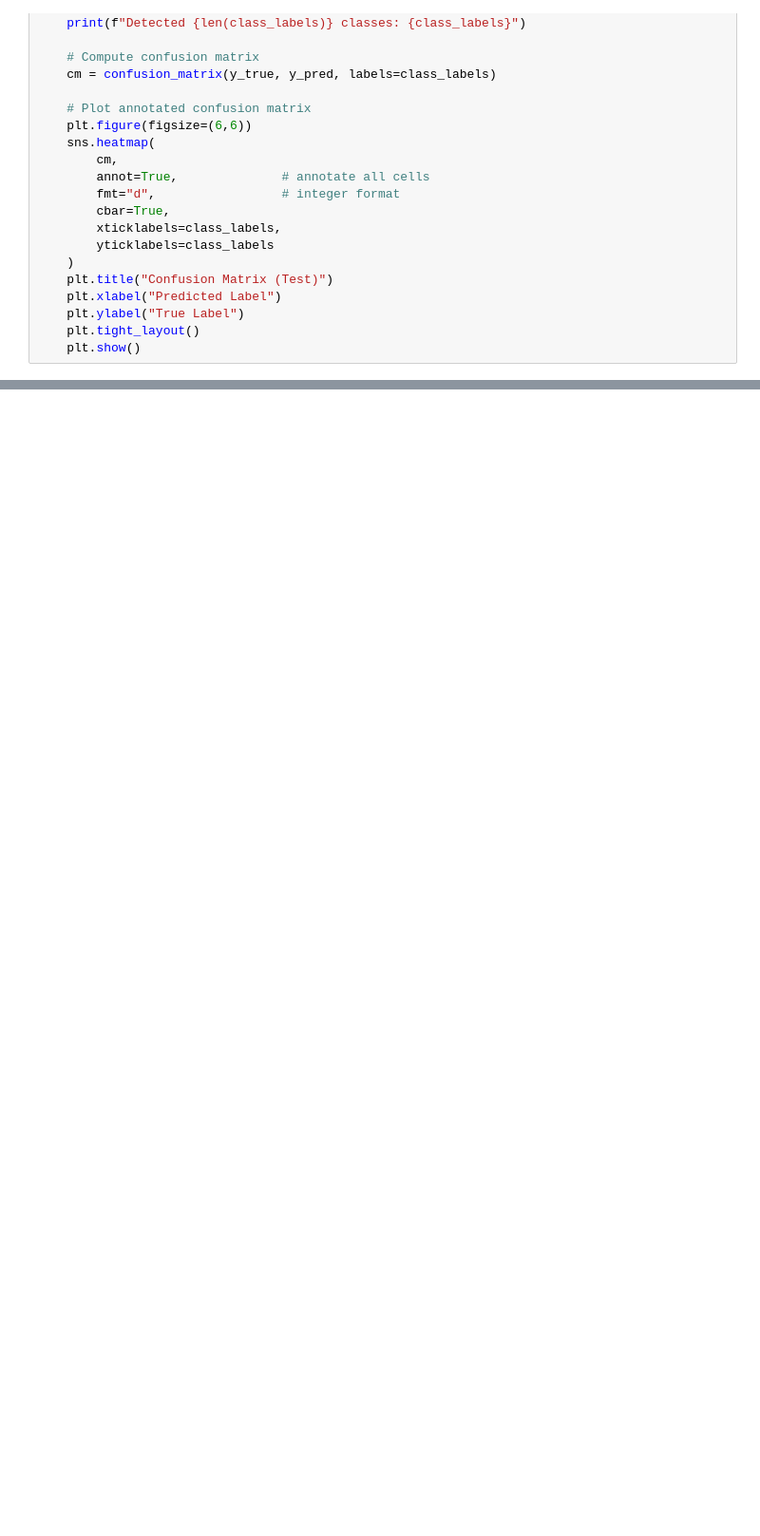
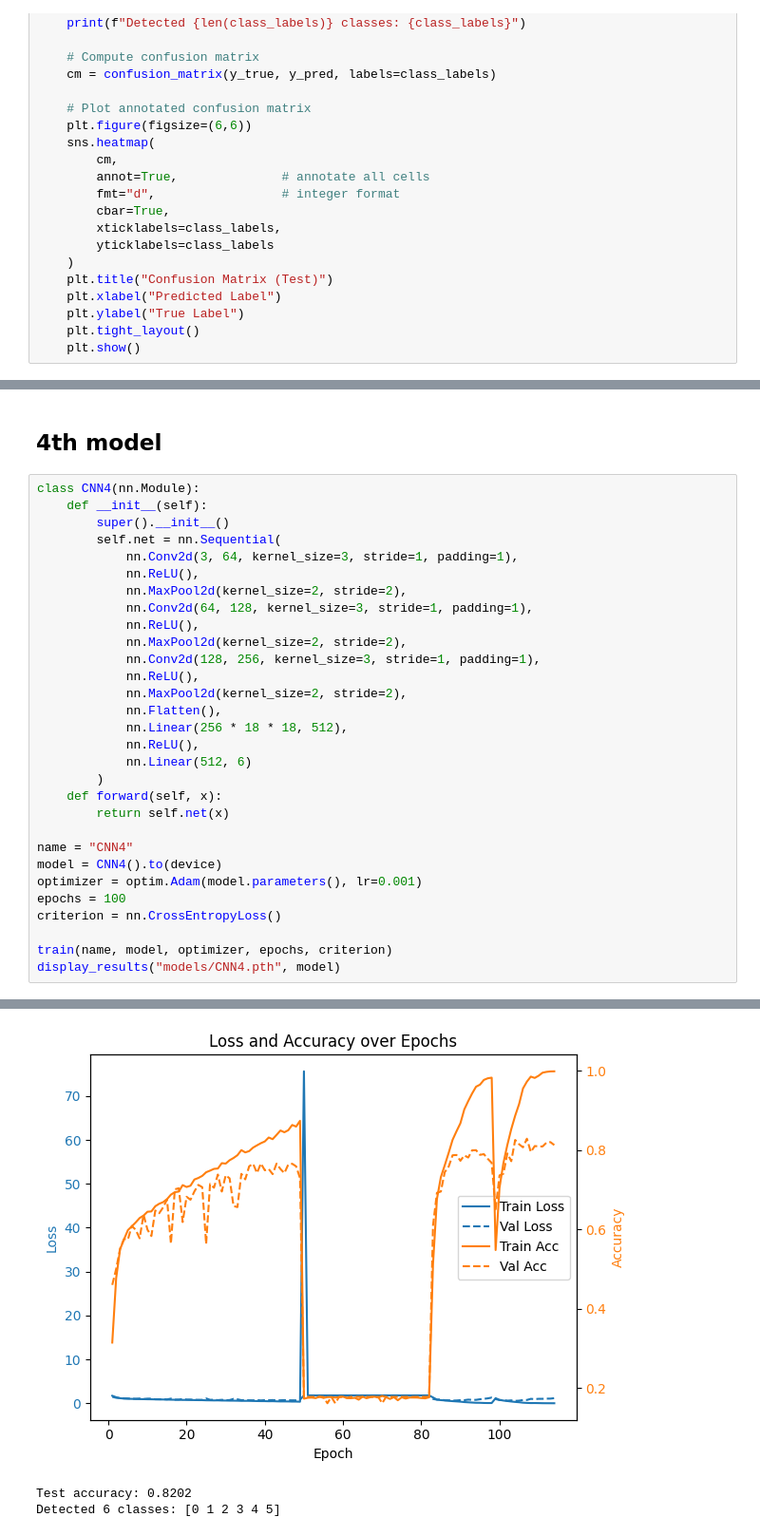
Before and after one commit to Tiromachelan/cnn-image-classification, a Jupyter notebook: HW3.ipynb, the cells around one changed output, grey strips where cells are left out. Shown at 95% size. Saved outputs shown, nothing was run; the diff lists cells and outputs as text; blank space fills up the shorter version.

```diff
--- a/HW3.ipynb
+++ b/HW3.ipynb
@@ -363,0 +478,33 @@ TypeError: display_results() missing 1 required positional argument: 'model'
+# %% [markdown]
+## 4th model
+# %%
+class CNN4(nn.Module):
+    def __init__(self):
+        super().__init__()
+        self.net = nn.Sequential(
+            nn.Conv2d(3, 64, kernel_size=3, stride=1, padding=1),
+            nn.ReLU(),
+            nn.MaxPool2d(kernel_size=2, stride=2),
+            nn.Conv2d(64, 128, kernel_size=3, stride=1, padding=1),
+            nn.ReLU(),
+            nn.MaxPool2d(kernel_size=2, stride=2),
+            nn.Conv2d(128, 256, kernel_size=3, stride=1, padding=1),
+            nn.ReLU(),
+            nn.MaxPool2d(kernel_size=2, stride=2),
+            nn.Flatten(),
+            nn.Linear(256 * 18 * 18, 512),
+            nn.ReLU(),
+            nn.Linear(512, 6)
+        )
+    def forward(self, x):
+        return self.net(x)
+
+name = "CNN4"
+model = CNN4().to(device)
+optimizer = optim.Adam(model.parameters(), lr=0.001)
+epochs = 100
+criterion = nn.CrossEntropyLoss()
+
+train(name, model, optimizer, epochs, criterion)
+display_results("models/CNN4.pth", model)
+# %% [output]
@@ -363,0 +528,3 @@ TypeError: display_results() missing 1 required positional argument: 'model'
+[figure, added]
+Test accuracy: 0.8202
+Detected 6 classes: [0 1 2 3 4 5]
```
Also changed, not shown: parts of 9 cells of this notebook.
